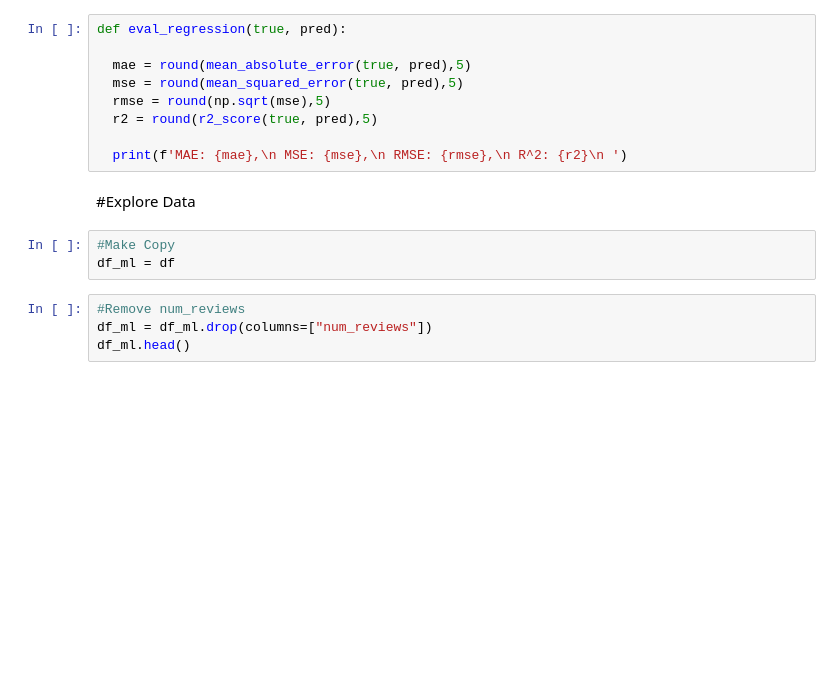
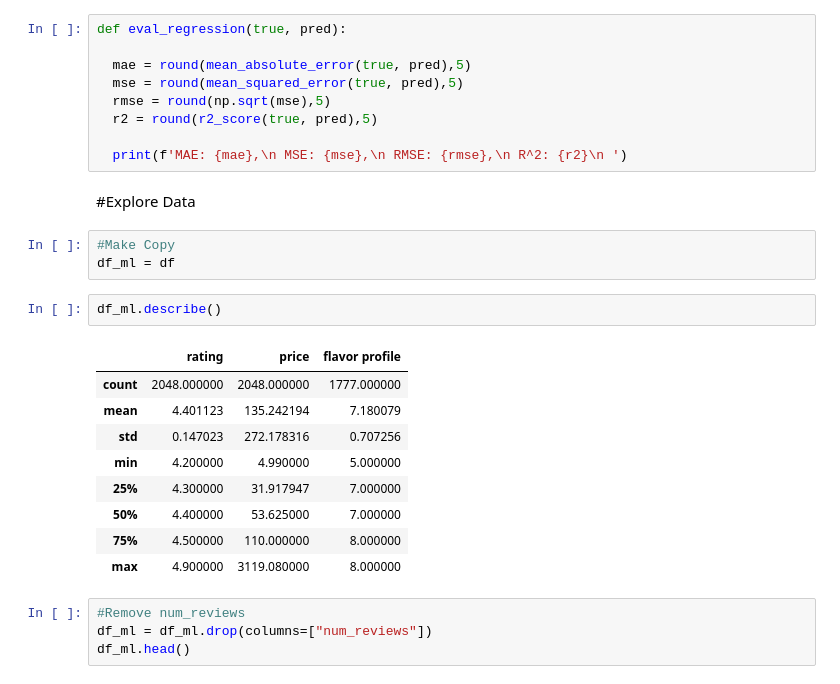
Before and after one commit to susansunshin/Project-2, a Jupyter notebook: Project_2_Part_4.ipynb, the cells around one changed output. Saved outputs shown, nothing was run; the diff lists cells and outputs as text; blank space fills up the shorter version.

```diff
--- a/Project_2_Part_4.ipynb
+++ b/Project_2_Part_4.ipynb
@@ -104,6 +124,18 @@ def eval_regression(true, pred):
 # %%
 #Make Copy
 df_ml = df
+# %%
+df_ml.describe()
+# %% [output]
+|  | rating | price | flavor profile |
+| count | 2048.000000 | 2048.000000 | 1777.000000 |
+| mean | 4.401123 | 135.242194 | 7.180079 |
+| std | 0.147023 | 272.178316 | 0.707256 |
+| min | 4.200000 | 4.990000 | 5.000000 |
+| 25% | 4.300000 | 31.917947 | 7.000000 |
+| 50% | 4.400000 | 53.625000 | 7.000000 |
+| 75% | 4.500000 | 110.000000 | 8.000000 |
+| max | 4.900000 | 3119.080000 | 8.000000 |
 # %%
 #Remove num_reviews
 df_ml = df_ml.drop(columns=["num_reviews"])
```
Also changed, not shown: parts of 8 cells of this notebook.
